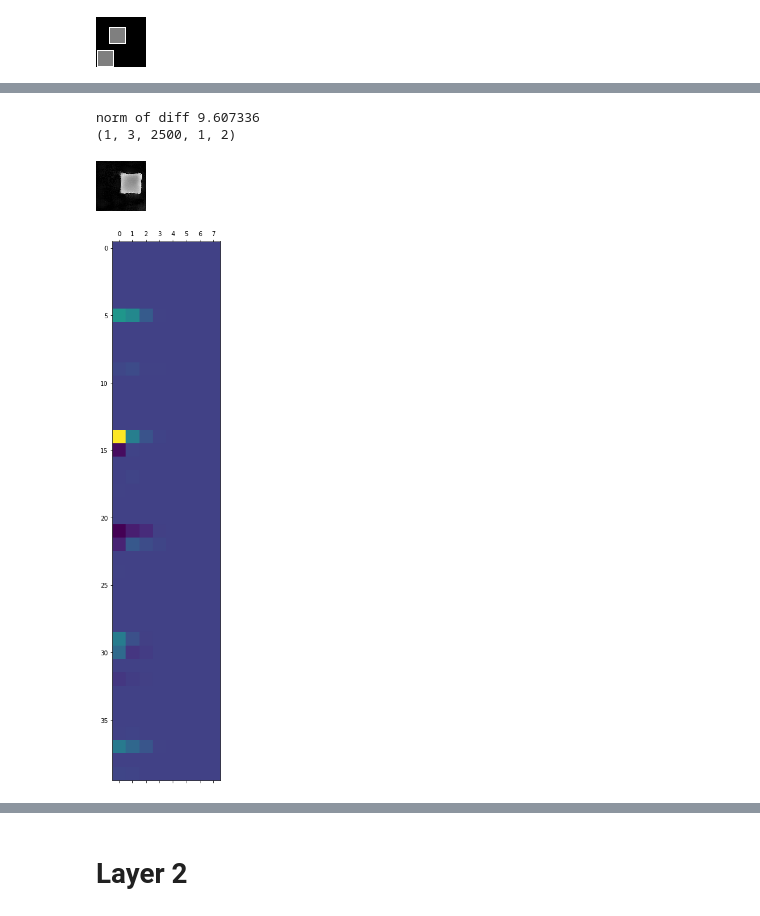
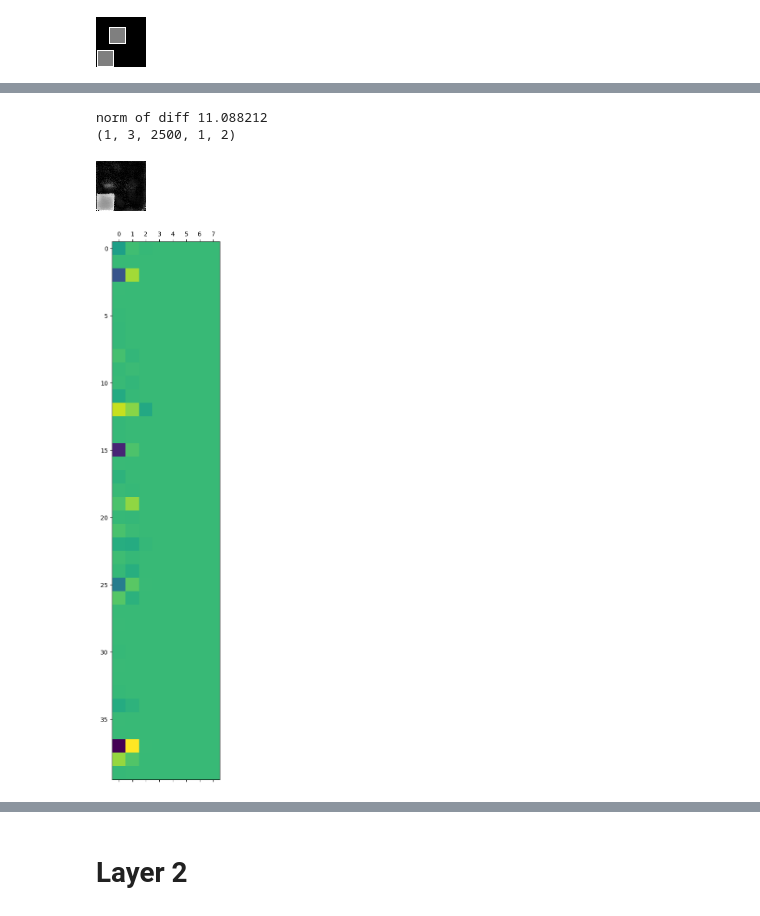
Before and after one commit to danielmewes/ptolemynet, a Jupyter notebook: jupyter/PtolemyNet v6.2 (general instantiation) - BoxWorld 2.ipynb, the cells around one changed output, grey strips where cells are left out. Drawn from its saved outputs; the diff is of its cells as text; code cells hidden in the pictures.

```diff
--- a/jupyter/PtolemyNet v6.2 (general instantiation) - BoxWorld 2.ipynb
+++ b/jupyter/PtolemyNet v6.2 (general instantiation) - BoxWorld 2.ipynb
@@ -910,7 +922,7 @@ class AnimateReconstruction(keras.callbacks.Callback):
         for frame_idx in range(self._frames_per_epoch):
             # Store inputs
             frame_im_array = vecs_to_img(tf.squeeze(batch[0][frame_idx]).numpy())
-            frame_im = tf.keras.utils.array_to_img(frame_im_array, scale=False)
+            frame_im = keras.utils.array_to_img(frame_im_array, scale=False)
             self._input_frames.append((step, frame_im))
 
             # Plot upstream state
@@ -921,7 +933,7 @@ class AnimateReconstruction(keras.callbacks.Callback):
 
             # Plot reconstruction
             frame_im_array = vecs_to_img(tf.squeeze(reconstruction[0][frame_idx]).numpy())
-            frame_im = tf.keras.utils.array_to_img(frame_im_array, scale=False)
+            frame_im = keras.utils.array_to_img(frame_im_array, scale=False)
             self._reconstruction_frames.append((step, frame_im))
 
     def _save_animation(self, frames, output_filename, is_img):
@@ -969,7 +981,7 @@ l1 = PtolemyLayer(
    instance_position_dim=0,
    stride=5,
    permanence_loss_rho=0.2,
-   initial_sharpness=3.0,
+   context_initial_sharpness=3.0,
    add_default=True,
    noise_rate=0.2,
 )
@@ -979,18 +991,18 @@ upstream_state_1, downstream_reconstruction_1 = l1(inp)
 upstream_state = upstream_state_1
 downstream_reconstruction = downstream_reconstruction_1
 # %%
-reconstruction_model = tf.keras.models.Model(inputs=[inp], outputs=downstream_reconstruction)
-upstream_state_model = tf.keras.models.Model(inputs=[inp], outputs=upstream_state)
+reconstruction_model = keras.models.Model(inputs=[inp], outputs=downstream_reconstruction)
+upstream_state_model = keras.models.Model(inputs=[inp], outputs=upstream_state)
 
 @tf.function
 def zero_loss(t, p):
     return 0.0
 
-optimizer = tf.keras.optimizers.Adam(
+optimizer = keras.optimizers.Adam(
     learning_rate = 0.001,
     #clipnorm=0.1,
 )
-#optimizer = tf.keras.mixed_precision.LossScaleOptimizer(optimizer)
+#optimizer = keras.mixed_precision.LossScaleOptimizer(optimizer)  # Not needed for mixed_bfloat16
 reconstruction_model.compile(
     loss = zero_loss,
     optimizer = optimizer,
@@ -1015,7 +1027,8 @@ Non-trainable params: 0 (0.00 Byte)
 _________________________________________________________________
 # %%
 log_dir = "ptolemynet_logs/fit_layer1/" + datetime.datetime.now().strftime("%Y%m%d-%H%M%S")
-tensorboard_callback = tf.keras.callbacks.TensorBoard(log_dir=log_dir, histogram_freq=1, write_images=False)
+tensorboard_callback = keras.callbacks.TensorBoard(log_dir=log_dir, histogram_freq=1, write_images=False)
+profiling_tensorboard_callback = keras.callbacks.TensorBoard(log_dir=log_dir, write_images=False, profile_batch=(10, 20))
 animation_callbacks = [
     AnimateReconstruction(
         [l1],
@@ -1031,7 +1044,8 @@ animation_callbacks = [
 
 tf.config.experimental.reset_memory_stats('GPU:0')
 X_1 = np.concatenate((X, X2))
-#X_1 = X
 history = reconstruction_model.fit([X_1], X_1, epochs=128, batch_size=64, callbacks=[tensorboard_callback] + animation_callbacks)
+#history = reconstruction_model.fit([X_1], X_1, epochs=1, batch_size=64, callbacks=[profiling_tensorboard_callback])
+#history = reconstruction_model.fit([X_1], X_1, epochs=1, batch_size=64)
 tf.config.experimental.get_memory_info('GPU:0')
 # %% [output]
@@ -1131,26 +1150,26 @@ norm of diff 0.79308474
 # %%
 us1 = reconstruction_model.get_layer(index=1)(tf.reshape(X2[518], (1, 3, x_size * y_size, 1, 2)), training=False)[0]
 us2 = reconstruction_model.get_layer(index=1)(tf.reshape(X[4], (1, 3, x_size * y_size, 1, 2)), training=False)[0]
 us1 = tf.cast(us1, tf.float32)
 us2 = tf.cast(us2, tf.float32)
 print('norm of diff', tf.norm(us2-us1).numpy())
-us_mod = (us1 + 1.0 * (us2 - us1)).numpy()
+us_mod = (us1 + 0.0 * (us2 - us1)).numpy()
 #for i in range(1, 16):
 #    us_mod[0][0][0][i] = np.zeros((40))
 #us_mod[0][0][0][0] *= 16
 plt.matshow(us_mod[0][0][0].T)
-#us_mod[0][0][1] = np.zeros((40))
+us_mod[0][0][0][1] = np.zeros((40))
 #us_mod[0][0][0][15] = 0.2
 r = l1.reconstruct(tf.cast(us_mod, tf.float32))
 print(r.shape)
 r_one = r[0][0]
 r_img = vecs_to_img(tf.squeeze(r_one).numpy())
-tf.keras.utils.array_to_img(r_img, scale=False)
+keras.utils.array_to_img(r_img, scale=False)
 # %% [output]
-norm of diff 9.607336
+norm of diff 11.088212
 (1, 3, 2500, 1, 2)
-[figure, old version]
+[figure, new version]
-[figure, old version]
+[figure, new version]
 # %%
 le = l1.columns[0].context_aggregator.downstream_type_positions.numpy()
 le = le.reshape((x_size,y_size,-1))
```
Also changed, not shown: parts of 26 cells of this notebook, 1 other file.
